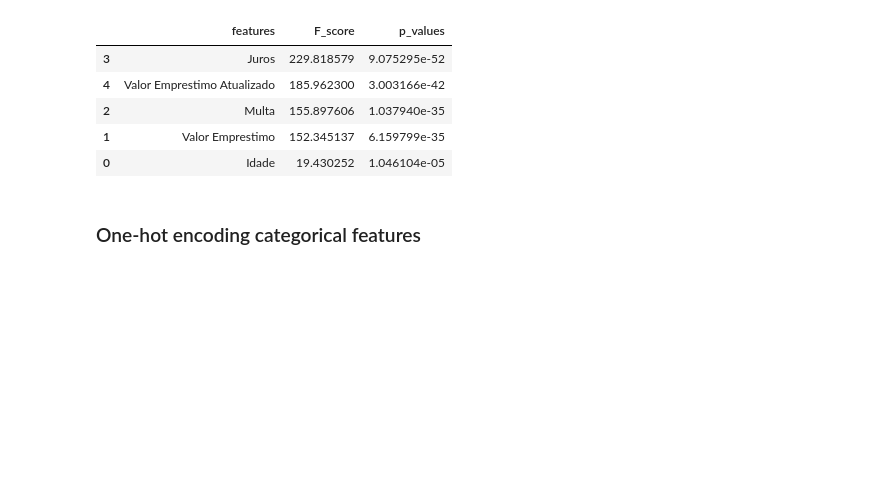
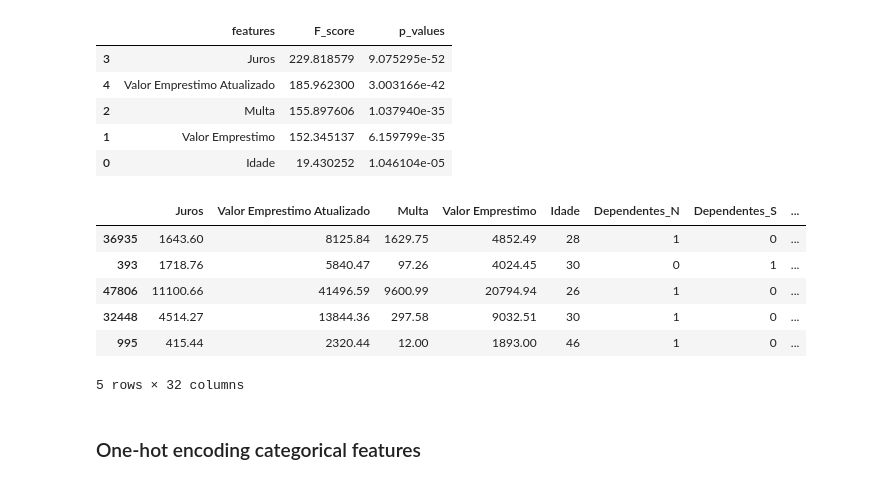
Before and after one commit to rrbarioni/credit-risk-analysis, a Jupyter notebook: src/credit_risk_analysis.ipynb, the cells around one changed output. Saved outputs shown, nothing was run; the diff lists cells and outputs as text; code cells hidden in the pictures; blank space fills up the shorter version.

```diff
--- a/src/credit_risk_analysis.ipynb
+++ b/src/credit_risk_analysis.ipynb
@@ -299,13 +303,11 @@ df_chi2.sort_values(by='p_values', ascending=False)
 # %%
-X_train_non_cat = X_train[non_cat].copy()
+X_train_num = X_train[num].copy()
 
-F_statistic, p_values = sklearn.feature_selection.f_classif(X_train_non_cat, y_train)
-ANOVA_F = {
-    'features': X_train_non_cat.columns.values,
-    'F_score': F_statistic, 'p_values': p_values }
+F_statistic, p_values = f_classif(X_train_num, y_train)
+ANOVA_F = { 'features': X_train_num.columns.values, 'F_score': F_statistic, 'p_values': p_values }
 
-df_ANOVA_F = pd.DataFrame(data=ANOVA_F)
-df_ANOVA_F.sort_values(by='F_score', ascending=False)
+df_ANOVA_F = pd.DataFrame(data=ANOVA_F).sort_values(by='F_score', ascending=False)
+df_ANOVA_F
 # %% [output]
 |  | features | F_score | p_values |
 | 3 | Juros | 229.818579 | 9.075295e-52 |
@@ -313,6 +315,22 @@ df_ANOVA_F.sort_values(by='F_score', ascending=False)
 | 2 | Multa | 155.897606 | 1.037940e-35 |
 | 1 | Valor Emprestimo | 152.345137 | 6.159799e-35 |
 | 0 | Idade | 19.430252 | 1.046104e-05 |
+# %%
+cat_best = df_chi2[df_chi2['p_values'] < 0.05]['features'].values.tolist()
+num_best = df_ANOVA_F[df_ANOVA_F['p_values'] < 0.05]['features'].values.tolist()
+
+X_train = X_train[cat_best + num_best]
+X_test = X_test[cat_best + num_best]
+# %%
+X_train.head()
+# %% [output]
+|  | Juros | Valor Emprestimo Atualizado | Multa | Valor Emprestimo | Idade | Dependentes_N | Dependentes_S | ... |
+| 36935 | 1643.60 | 8125.84 | 1629.75 | 4852.49 | 28 | 1 | 0 | ... |
+| 393 | 1718.76 | 5840.47 | 97.26 | 4024.45 | 30 | 0 | 1 | ... |
+| 47806 | 11100.66 | 41496.59 | 9600.99 | 20794.94 | 26 | 1 | 0 | ... |
+| 32448 | 4514.27 | 13844.36 | 297.58 | 9032.51 | 30 | 1 | 0 | ... |
+| 995 | 415.44 | 2320.44 | 12.00 | 1893.00 | 46 | 1 | 0 | ... |
+5 rows × 32 columns
 # %% [markdown]
 ### One-hot encoding categorical features
 # %%
```
Also changed, not shown: parts of 8 cells of this notebook.
